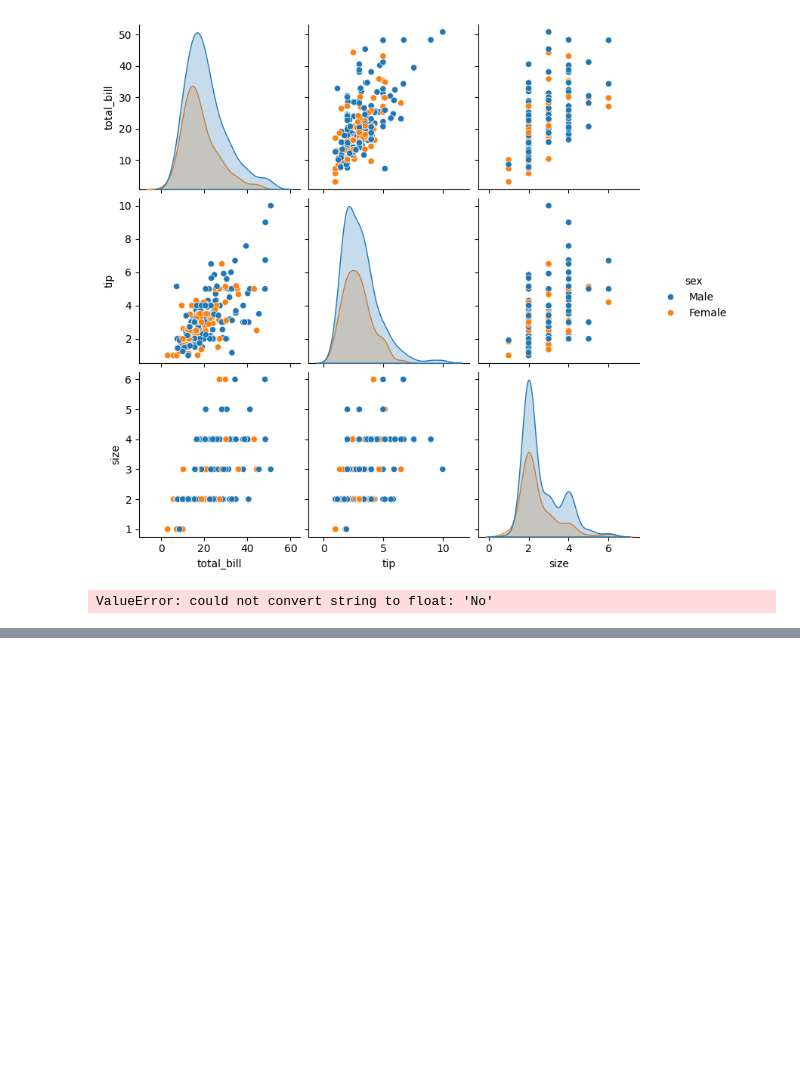
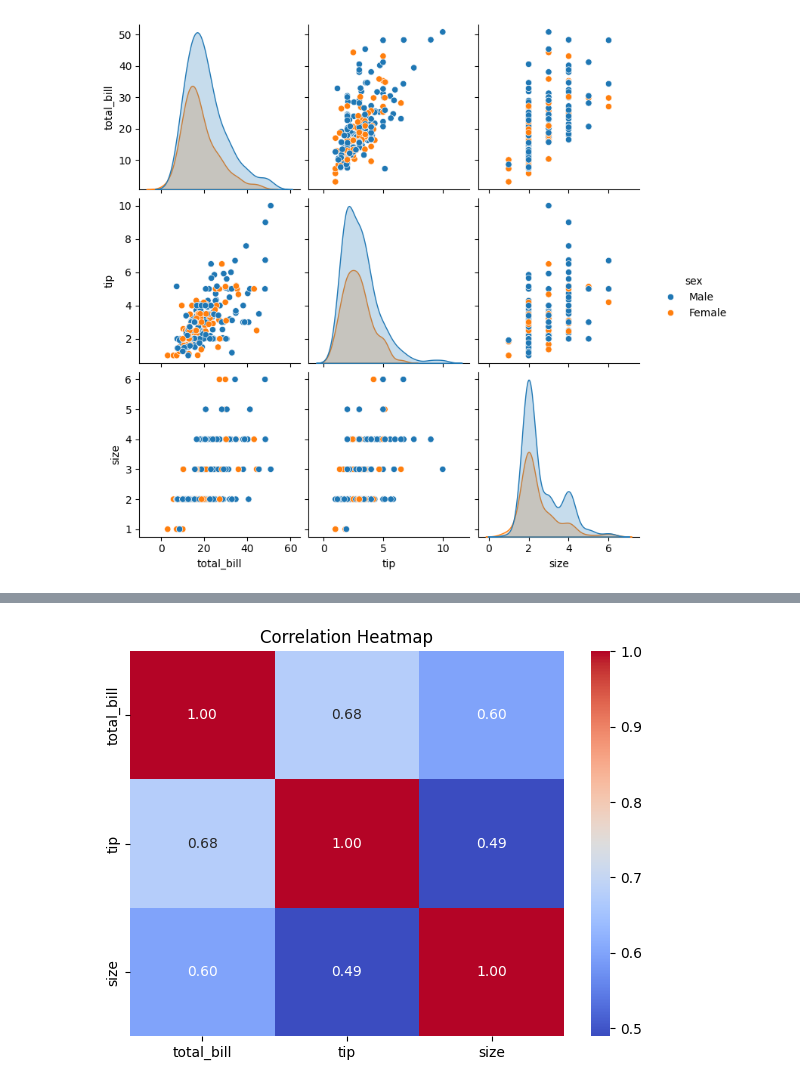
Before and after one commit to Priya-dharshini2006/data-science-data-visualization-, a Jupyter notebook: Untitled3.ipynb, the cells around one changed output, grey strips where cells are left out. Drawn from its saved outputs; the diff is of its cells as text; code cells hidden in the pictures; blank space fills up the shorter version.

```diff
--- a/Untitled3.ipynb
+++ b/Untitled3.ipynb
@@ -57,14 +57,6 @@ plt.show()
   plt.show()
 # %% [output]
 [figure]
-# %%
-corr_matrix=tips.corr()
-plt.figure(figsize=(7,5))
-sns.heatmap(corr_matirx,annot=True,cmap='coolwarm',fmt=".2f")
-plt.title("Correlation Heatmap")
-plt.show()
-# %% [output]
-ValueError: could not convert string to float: 'No'
 # %%
 import plotly.express as px
 df=pd.DataFrame({
@@ -80,3 +72,11 @@ fig=px.scatter(tips,x='total_bill',y='tip',color='sex',size='size',title="Total
 fig.show()
 # %% [output]
 [interactive output not drawn]
+# %%
+corr_matrix=tips.select_dtypes(include=np.number).corr()
+plt.figure(figsize=(7,5))
+sns.heatmap(corr_matrix,annot=True,cmap='coolwarm',fmt=".2f")
+plt.title("Correlation Heatmap")
+plt.show()
+# %% [output]
+[figure, added]
```
